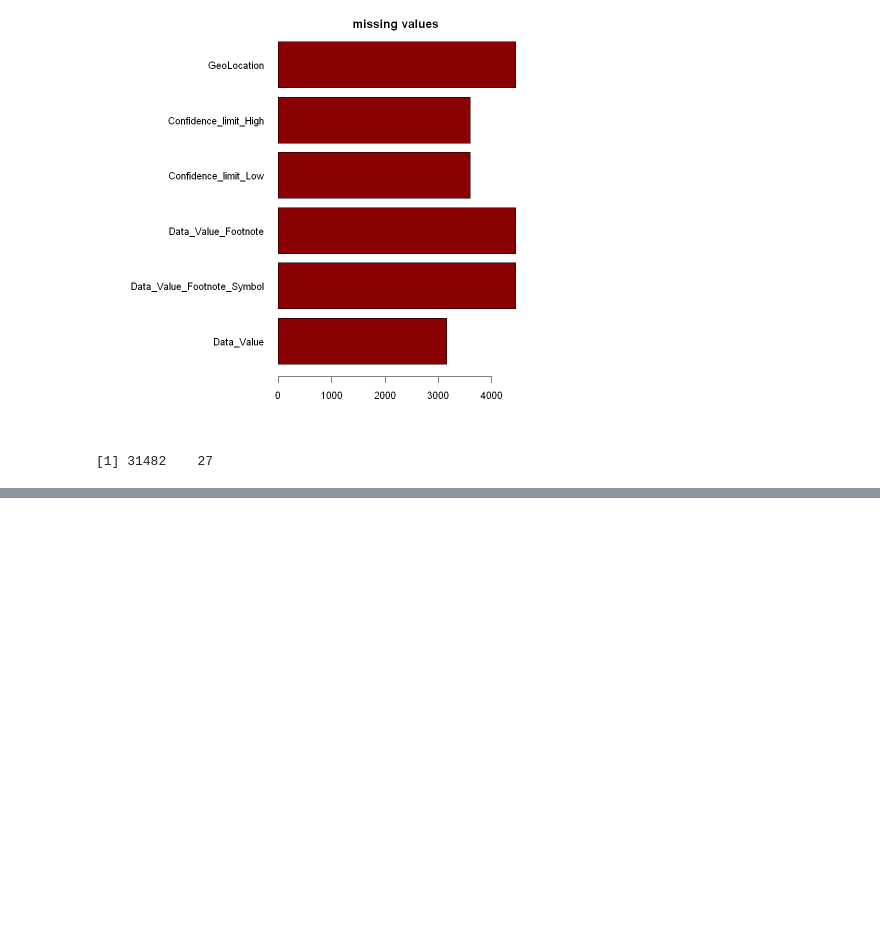
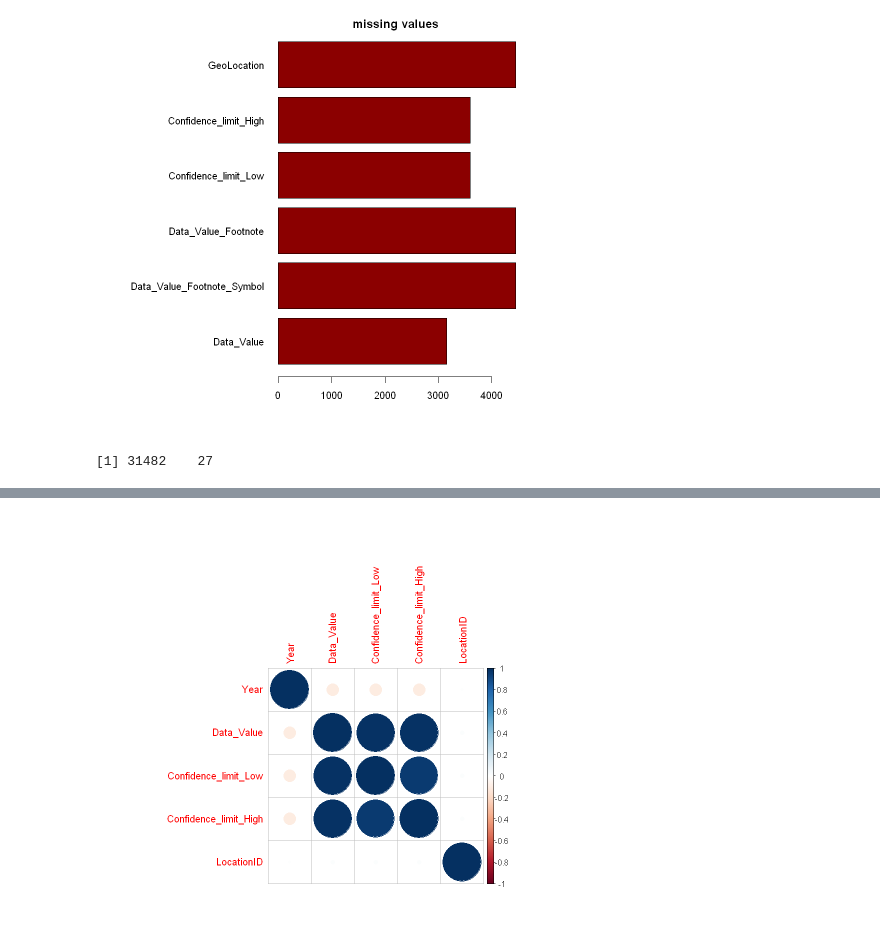
Before and after one commit to CMorar143/datavis, a Jupyter notebook: CA/C16460726.ipynb, the cells around one changed output, grey strips where cells are left out. Cells and saved outputs as stored; diff of their text form; code cells hidden in the pictures; blank space fills up the shorter version.

```diff
--- a/CA/C16460726.ipynb
+++ b/CA/C16460726.ipynb
@@ -108,2 +140,6 @@ hist(fulldf$Confidence_limit_High, col="blue")
 # %%
 # Correlation graph between numerical columns
+numerical.cor = cor(numerical)
+corrplot(numerical.cor)
+# %% [output]
+[figure, added]
```
Also changed, not shown: parts of 13 cells of this notebook, 4 other files.
